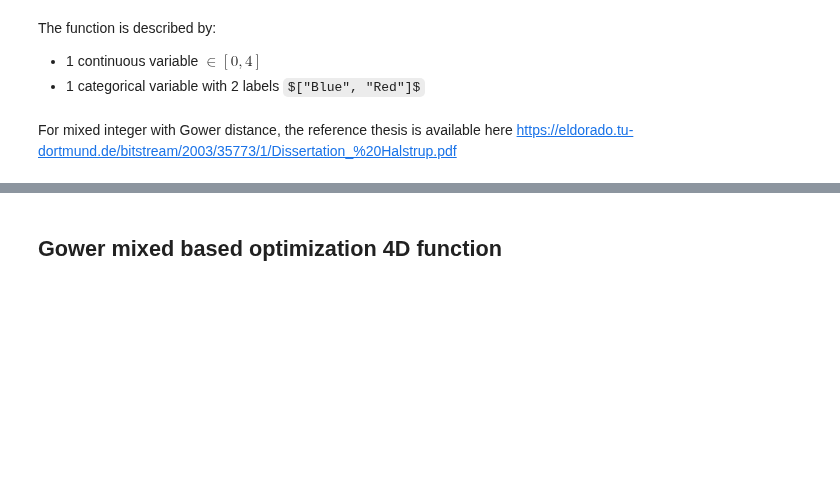
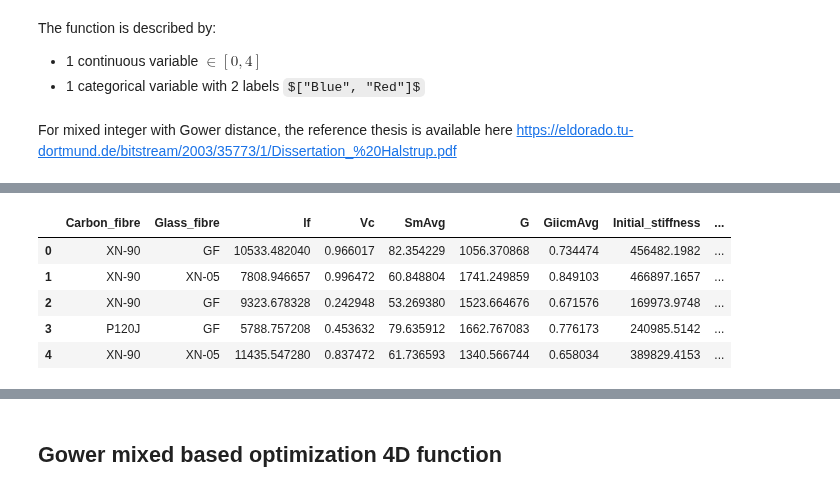
Before and after one commit to SMTorg/smt, a Jupyter notebook: tutorial/SMT_MixedInteger_application.ipynb, the cells around one changed output, grey strips where cells are left out. Saved outputs shown, nothing was run; the diff lists cells and outputs as text; code cells hidden in the pictures; some formulas as TeX source; blank space fills up the shorter version.

```diff
--- a/tutorial/SMT_MixedInteger_application.ipynb
+++ b/tutorial/SMT_MixedInteger_application.ipynb
@@ -532,0 +592,27 @@ ___________________________________________________________________________
+# %%
+try :
+    from pydrive.auth import GoogleAuth
+    from pydrive.drive import GoogleDrive
+    from google.colab import auth
+    from oauth2client.client import GoogleCredentials
+
+    # 1. Authenticate and create the PyDrive client.
+    auth.authenticate_user()
+    gauth = GoogleAuth()
+    gauth.credentials = GoogleCredentials.get_application_default()
+    drive = GoogleDrive(gauth)
+    json_import = drive.CreateFile({'id':'1fcB39mktJ2npTNqrF8dgZa7PWh3wU55X'})
+    json_import.GetContentFile('VTF_properties.json')
+    df = pd.read_csv(open('VTF_properties.json'))
+except :
+    df = pd.read_csv(open('VTF_properties.csv'))
+# %%
+df = df.dropna()
+df.head()
+# %% [output]
+|  | Carbon_fibre | Glass_fibre | lf | Vc | SmAvg | G | GiicmAvg | Initial_stiffness | ... |
+| 0 | XN-90 | GF | 10533.482040 | 0.966017 | 82.354229 | 1056.370868 | 0.734474 | 456482.1982 | ... |
+| 1 | XN-90 | XN-05 | 7808.946657 | 0.996472 | 60.848804 | 1741.249859 | 0.849103 | 466897.1657 | ... |
+| 2 | XN-90 | GF | 9323.678328 | 0.242948 | 53.269380 | 1523.664676 | 0.671576 | 169973.9748 | ... |
+| 3 | P120J | GF | 5788.757208 | 0.453632 | 79.635912 | 1662.767083 | 0.776173 | 240985.5142 | ... |
+| 4 | XN-90 | XN-05 | 11435.547280 | 0.837472 | 61.736593 | 1340.566744 | 0.658034 | 389829.4153 | ... |
```
Also changed, not shown: parts of 15 cells of this notebook, 1 other file.
